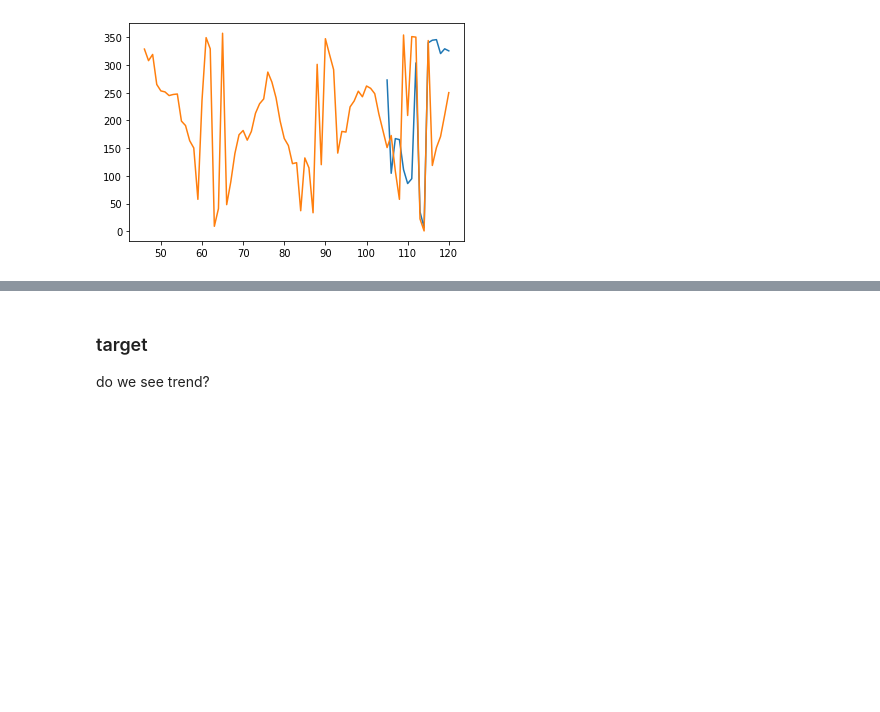
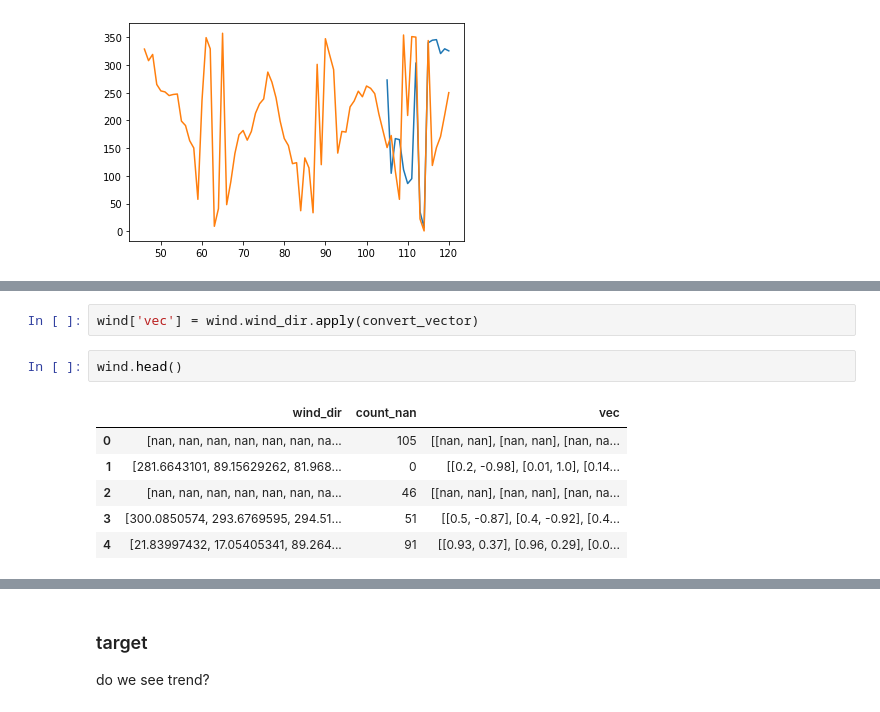
Before and after one commit to sm4rtm4art/airquality, a Jupyter notebook: alternative_EDA.ipynb, the cells around one changed output, grey strips where cells are left out. Cells and saved outputs as stored; diff of their text form; blank space fills up the shorter version.

```diff
--- a/alternative_EDA.ipynb
+++ b/alternative_EDA.ipynb
@@ -458,0 +471,11 @@ for observ in wind[(wind['count_nan'] !=0 )].wind_dir[:2]:
+# %%
+wind['vec'] = wind.wind_dir.apply(convert_vector)
+# %%
+wind.head()
+# %% [output]
+|  | wind_dir | count_nan | vec |
+| 0 | [nan, nan, nan, nan, nan, nan, na... | 105 | [[nan, nan], [nan, nan], [nan, na... |
+| 1 | [281.6643101, 89.15629262, 81.968... | 0 | [[0.2, -0.98], [0.01, 1.0], [0.14... |
+| 2 | [nan, nan, nan, nan, nan, nan, na... | 46 | [[nan, nan], [nan, nan], [nan, na... |
+| 3 | [300.0850574, 293.6769595, 294.51... | 51 | [[0.5, -0.87], [0.4, -0.92], [0.4... |
+| 4 | [21.83997432, 17.05405341, 89.264... | 91 | [[0.93, 0.37], [0.96, 0.29], [0.0... |
```
Also changed, not shown: parts of 4 cells of this notebook.
